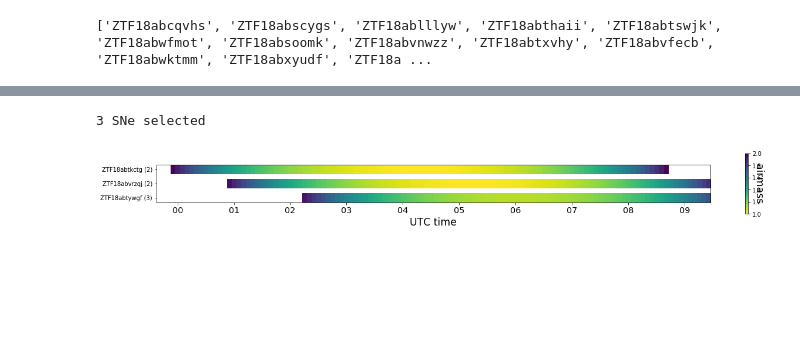
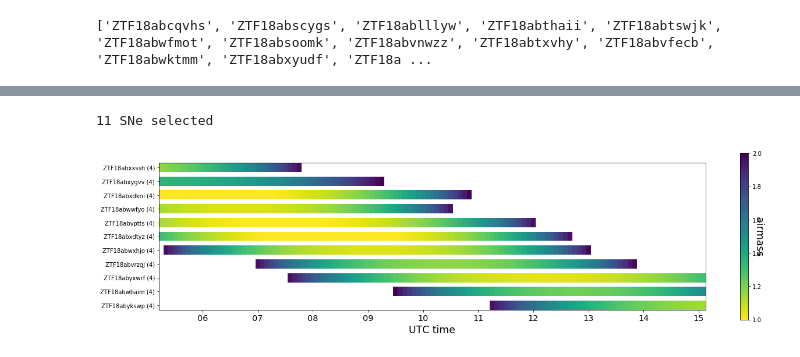
Before and after one commit to wombaugh/AmpelSlackCosmology, a Jupyter notebook: ztfcosmology_visibility.ipynb, the cells around one changed output, grey strips where cells are left out. Cells and saved outputs as stored; diff of their text form; code cells hidden in the pictures; blank space fills up the shorter version.

Commit message:
SNIFS targets 2018-10-08

```diff
--- a/ztfcosmology_visibility.ipynb
+++ b/ztfcosmology_visibility.ipynb
@@ -18,8 +18,8 @@ from utils import get_config, plot_visibility, prepare_snifs_schedule
 config = get_config()
 
 username = config['username']
-date = '2018-10-01'
-obs = 'ntt'
+date = '2018-10-08'
+obs = 'uh88'
 tshift = {'ntt': -0.25, 'uh88': 0}  # In units of days
 trange = [Time(Time(date).jd+tshift[obs],format='jd'), Time(Time(date).jd+1.+tshift[obs],format='jd')]
 
@@ -83,5 +83,7 @@ INFO:jnordin:Source ZTF17aabihdn (ra: 81.603904, dec: 40.110447) not observable
 # %%
-additional_names = ['ZTF18abvxqtp']
+additional_names = ['ZTF18abwbaim', 'ZTF18abvrzqj', 'ZTF18abxdkni', 'ZTF18abwktmm', 'ZTF18abxbugc',
+                    'ZTF18abxdtyz', 'ZTF18abwxhjo', 'ZTF18abvptts', 'ZTF18abxygvv', 'ZTF18abxxssh',
+                    'ZTF18abxyudf', 'ZTF18abyxwrf', 'ZTF18abykswp', 'ZTF18abwwfyo']
 for snname in additional_names:
     ra = pl.sources[snname]['ra']
     dec = pl.sources[snname]['dec']
@@ -142,7 +152,8 @@ snnames = sorted(snnames, key=f_sort)
 f_sort = lambda a: np.where(dark_time == obs_windows[a]['visible'][obs_windows[a]['airmass'] == min(obs_windows[a]['airmass'])])[0][0]
 snnames = sorted(snnames, key=f_sort)
 # Sort by priority (For now number of "Very Good" by last three scanners, should be refined)
-f_sort = lambda a: (3 - len([b for b in targets[a][-3:] if b[0] == 'VeryGood']) if a in targets.keys() else 4)
+f_sort = lambda a: (3 - len([b for b in targets[a][-3:] if b[0] == 'VeryGood'])
+                    if a in targets.keys() and a not in additional_names else 4)
 snnames = sorted(snnames, key=f_sort)
 priorities = [f_sort(a) for a in snnames]
 # %%
@@ -152,28 +163,28 @@ _ = plot_visibility(snnames, obs_windows, dark_time, priorities)
 # %%
-selected = [1,2,7]
+selected = [24, 25, 26, 27, 28, 29, 30, 31, 32, 33, 34]
 # Set manual priorities if you wish
 prio_new = []
 print('%i SNe selected'%len(selected))
 
 snnames_selected = [snnames[k] for k in selected]
 priorities_selected = [priorities[k] for k in selected]
 
 sort_again = True
 if sort_again:
     # sort them by time of lowest airmass again
     f_sort = lambda a: np.where(dark_time == obs_windows[a]['visible'][obs_windows[a]['airmass'] == min(obs_windows[a]['airmass'])])[0][0]
     if len(prio_new) < len(selected):
         tmp = sorted(zip(snnames_selected, priorities_selected) , key=lambda a: f_sort(a[0]))
     else:
         tmp = sorted(zip(snnames_selected, prio_new) , key=lambda a: f_sort(a[0]))
     snnames_selected = [a[0] for a in tmp]
     priorities_selected = [a[1] for a in tmp]
 
 _ = plot_visibility(snnames_selected, obs_windows, dark_time, priorities_selected, labeltype='priority')
 plt.savefig('snifs/targets_snifs_%s.png'%date)
 # %% [output]
-3 SNe selected
+11 SNe selected
-[figure, old version]
+[figure, new version]
 # %%
 # SANITY CHECK!
 # For the beginning it might be good to double check the selected targets on the marshal.
```
Also changed, not shown: parts of 11 cells of this notebook, 5 other files.
